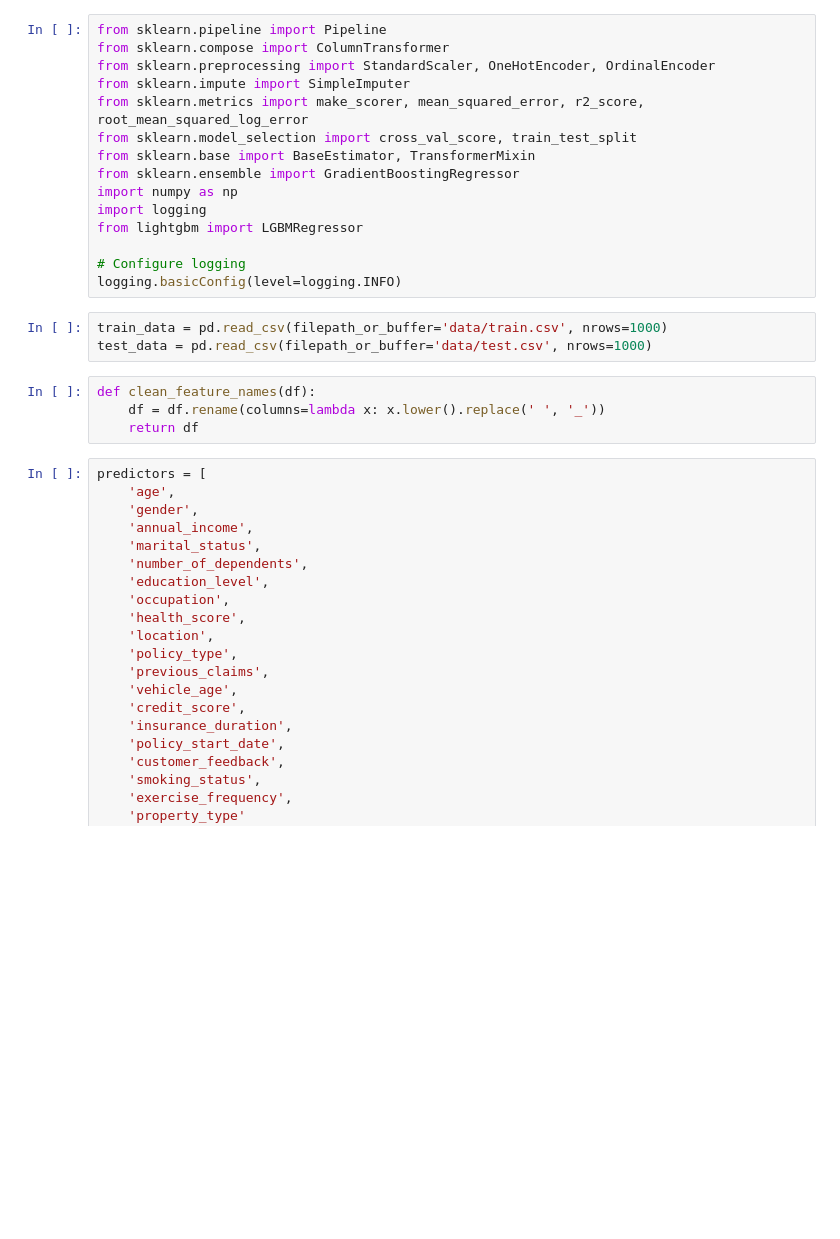
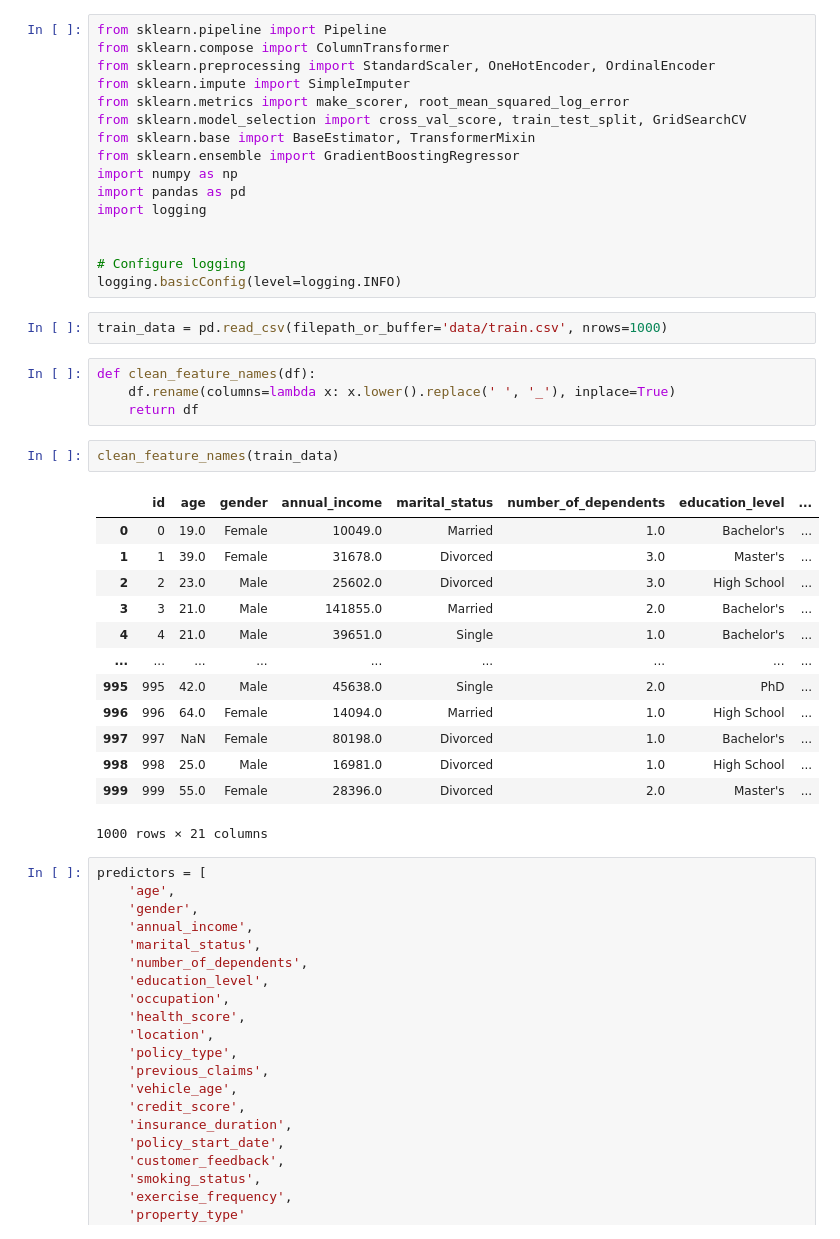
Before and after one commit to mglissmann/kaggle_playground_series_4_12, a Jupyter notebook: analysis_3.ipynb, the cells around one changed output. Cells and saved outputs as stored; diff of their text form; blank space fills up the shorter version.

```diff
--- a/analysis_3.ipynb
+++ b/analysis_3.ipynb
@@ -3,23 +3,39 @@ from sklearn.pipeline import Pipeline
 from sklearn.compose import ColumnTransformer
 from sklearn.preprocessing import StandardScaler, OneHotEncoder, OrdinalEncoder
 from sklearn.impute import SimpleImputer
-from sklearn.metrics import make_scorer, mean_squared_error, r2_score, root_mean_squared_log_error
-from sklearn.model_selection import cross_val_score, train_test_split
+from sklearn.metrics import make_scorer, root_mean_squared_log_error
+from sklearn.model_selection import cross_val_score, train_test_split, GridSearchCV
 from sklearn.base import BaseEstimator, TransformerMixin
 from sklearn.ensemble import GradientBoostingRegressor
 import numpy as np
+import pandas as pd
 import logging
-from lightgbm import LGBMRegressor
+
 
 # Configure logging
 logging.basicConfig(level=logging.INFO)
 # %%
 train_data = pd.read_csv(filepath_or_buffer='data/train.csv', nrows=1000)
-test_data = pd.read_csv(filepath_or_buffer='data/test.csv', nrows=1000)
 # %%
 def clean_feature_names(df):
-    df = df.rename(columns=lambda x: x.lower().replace(' ', '_'))
+    df.rename(columns=lambda x: x.lower().replace(' ', '_'), inplace=True)
     return df
+# %%
+clean_feature_names(train_data)
+# %% [output]
+|  | id | age | gender | annual_income | marital_status | number_of_dependents | education_level | ... |
+| 0 | 0 | 19.0 | Female | 10049.0 | Married | 1.0 | Bachelor's | ... |
+| 1 | 1 | 39.0 | Female | 31678.0 | Divorced | 3.0 | Master's | ... |
+| 2 | 2 | 23.0 | Male | 25602.0 | Divorced | 3.0 | High School | ... |
+| 3 | 3 | 21.0 | Male | 141855.0 | Married | 2.0 | Bachelor's | ... |
+| 4 | 4 | 21.0 | Male | 39651.0 | Single | 1.0 | Bachelor's | ... |
+| ... | ... | ... | ... | ... | ... | ... | ... | ... |
+| 995 | 995 | 42.0 | Male | 45638.0 | Single | 2.0 | PhD | ... |
+| 996 | 996 | 64.0 | Female | 14094.0 | Married | 1.0 | High School | ... |
+| 997 | 997 | NaN | Female | 80198.0 | Divorced | 1.0 | Bachelor's | ... |
+| 998 | 998 | 25.0 | Male | 16981.0 | Divorced | 1.0 | High School | ... |
+| 999 | 999 | 55.0 | Female | 28396.0 | Divorced | 2.0 | Master's | ... |
+1000 rows × 21 columns
 # %%
 predictors = [
     'age',
```
Also changed, not shown: parts of 13 cells of this notebook, 1 other file.
